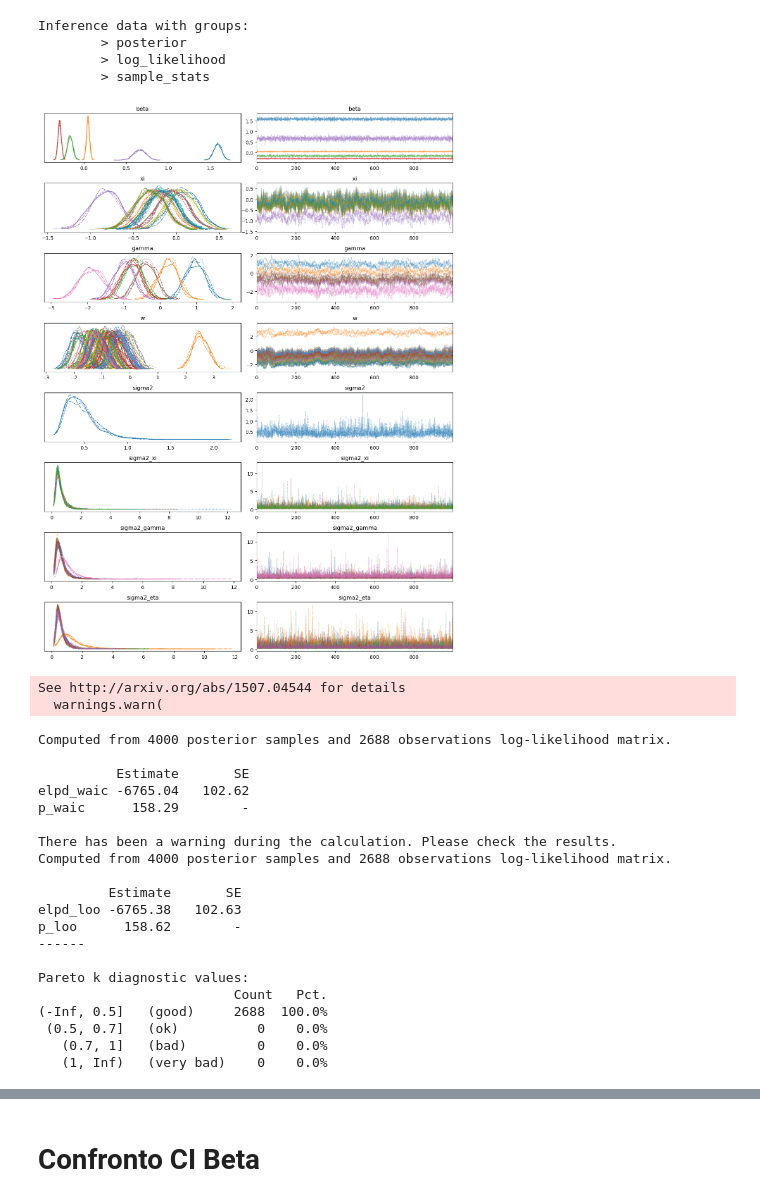
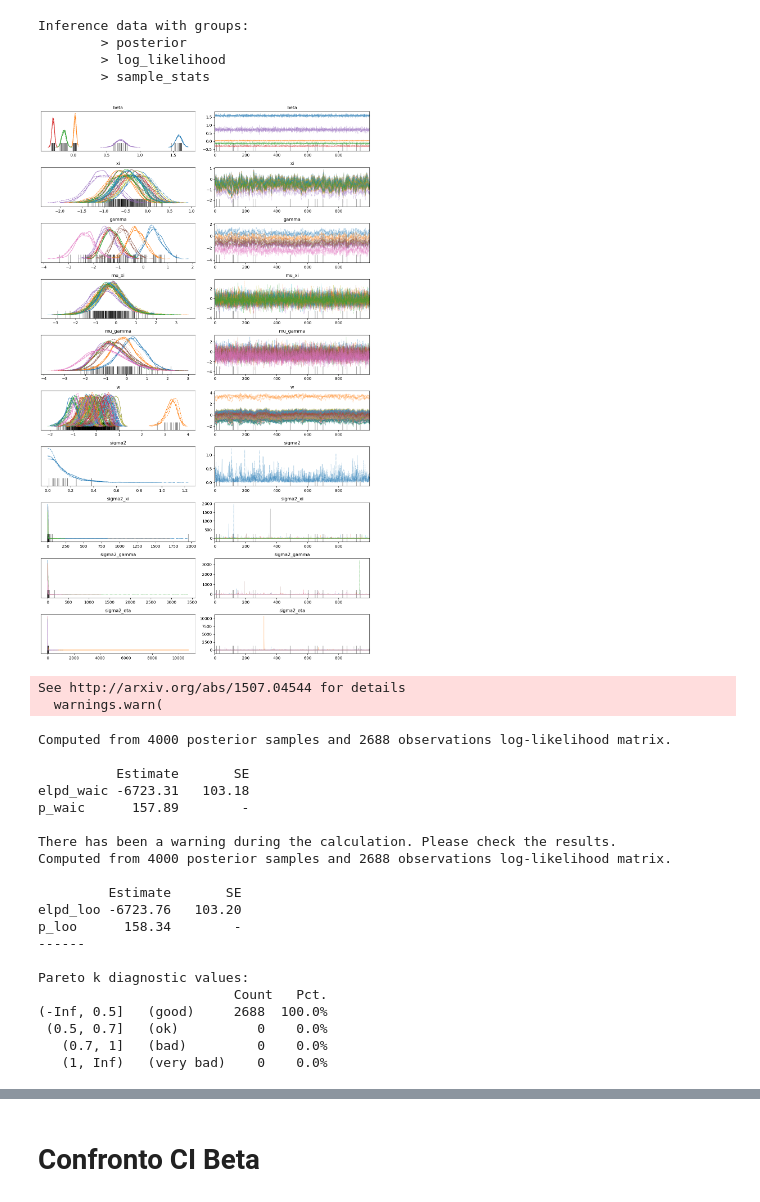
Before and after one commit to venanzjones/Bayesian_Project, a Jupyter notebook: main/Modello/Final_models_SIS.ipynb, the cells around one changed output, grey strips where cells are left out. Cells and saved outputs as stored; diff of their text form; code cells hidden in the pictures.

```diff
--- a/main/Modello/Final_models_SIS.ipynb
+++ b/main/Modello/Final_models_SIS.ipynb
@@ -284,7 +296,7 @@ data_120 = {
     "month_miss": months_miss
 }
 # %%
-bin_logit_var = FetchModel('bin_logit_var').compile()
+bin_logit_var = FetchModel('final').compile()
 # %%
 bin_logit_var_120 = bin_logit_var.sample(data=data_120, chains=4, parallel_chains=4,
     iter_warmup=1000, iter_sampling=1000)
@@ -306,11 +324,11 @@ Inference data with groups:
         > log_likelihood
         > sample_stats
 # %%
-az.plot_trace(post_pred.posterior_az, var_names = ['beta', 'xi', 'gamma', 'w', 'sigma2', 'sigma2_xi', 'sigma2_gamma', 'sigma2_eta'])
+az.plot_trace(post_pred.posterior_az, var_names = ['beta', 'xi', 'gamma', 'mu_xi', 'mu_gamma', 'w', 'sigma2', 'sigma2_xi', 'sigma2_gamma', 'sigma2_eta'])
 plt.tight_layout()
 plt.show()
 # %% [output]
-[figure, old version]
+[figure, new version]
 # %%
 waic_out = az.waic(post_pred.posterior_az, var_name='log_lik')
 loo_out = az.loo(post_pred.posterior_az, var_name='log_lik')
@@ -324,15 +342,15 @@ See http://arxiv.org/abs/1507.04544 for details
 Computed from 4000 posterior samples and 2688 observations log-likelihood matrix.
 
           Estimate       SE
-elpd_waic -6765.04   102.62
-p_waic      158.29        -
+elpd_waic -6723.31   103.18
+p_waic      157.89        -
 
 There has been a warning during the calculation. Please check the results.
 Computed from 4000 posterior samples and 2688 observations log-likelihood matrix.
 
          Estimate       SE
-elpd_loo -6765.38   102.63
-p_loo      158.62        -
+elpd_loo -6723.76   103.20
+p_loo      158.34        -
 ------
 
 Pareto k diagnostic values:
```
Also changed, not shown: parts of 11 cells of this notebook, 5 other files.
